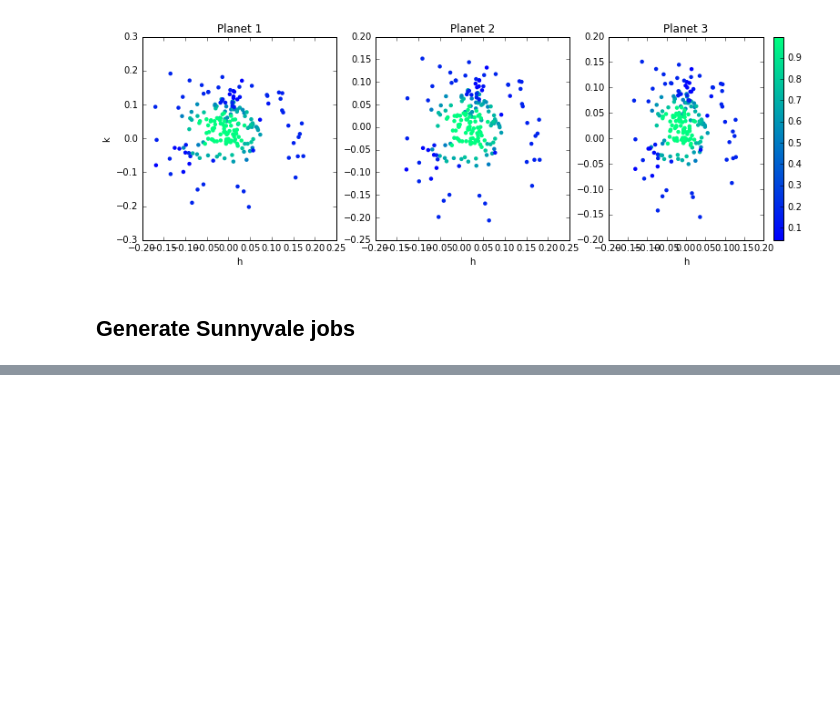
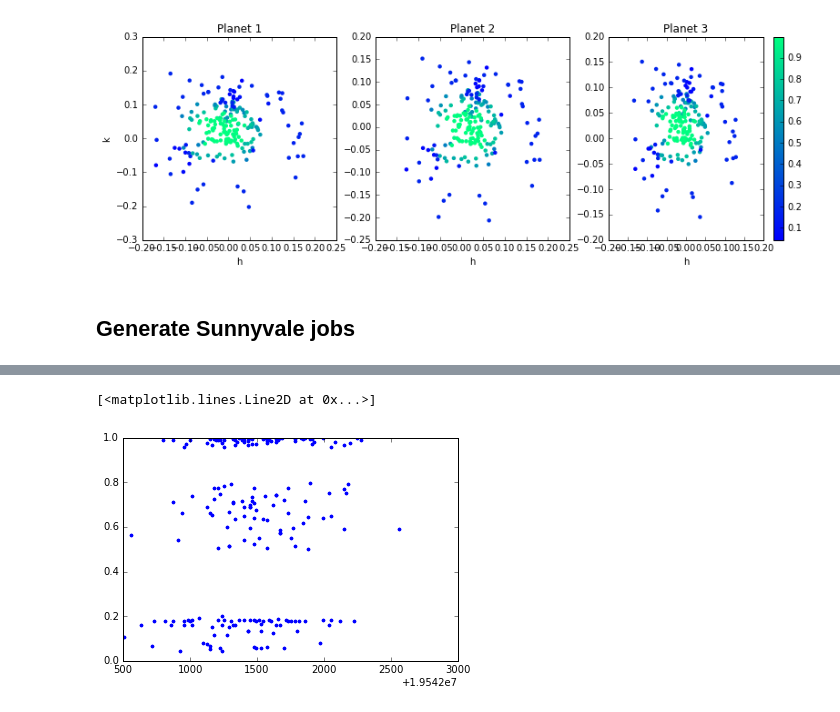
Before and after one commit to afcarl/stability_predict, a Jupyter notebook: analyzesystem.ipynb, the cells around one changed output, grey strips where cells are left out. Drawn from its saved outputs; the diff is of its cells as text; code cells hidden in the pictures; blank space fills up the shorter version.

Commit message:
nbody tweak, hill radii exit criterion

```diff
--- a/analyzesystem.ipynb
+++ b/analyzesystem.ipynb
@@ -129,0 +177,9 @@ f2.close()
+# %%
+columns = ["name","shadow","maxorbs","time","dE","elapsed_time"]
+Nbody = pd.read_csv("systems/%s_Nbodyresults.csv"%system,names=columns)
+id = []
+for row in Nbody.iterrows():
+    id.append(int(row[1]["name"].split("id")[1].split("_shadow")[0]))
+Nbody["id"] = id
+Nbody["time"] /= 2*np.pi
+Nbody.head()
@@ -129,0 +193,5 @@ f2.close()
+# %%
+plt.plot(Nbody["time"]/(2*np.pi),results["predict_proba"].iloc[Nbody["id"]], '.')
+# %% [output]
+[<matplotlib.lines.Line2D at 0x...>]
+[figure, added]
```
Also changed, not shown: parts of 5 cells of this notebook, 2 other files.
